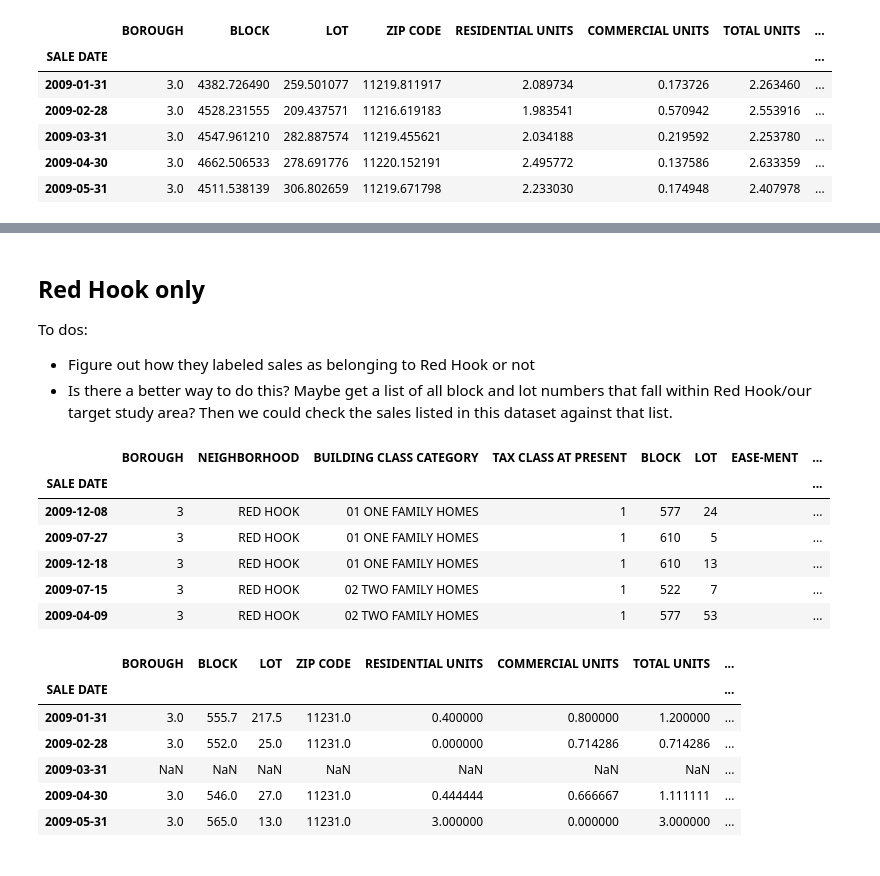
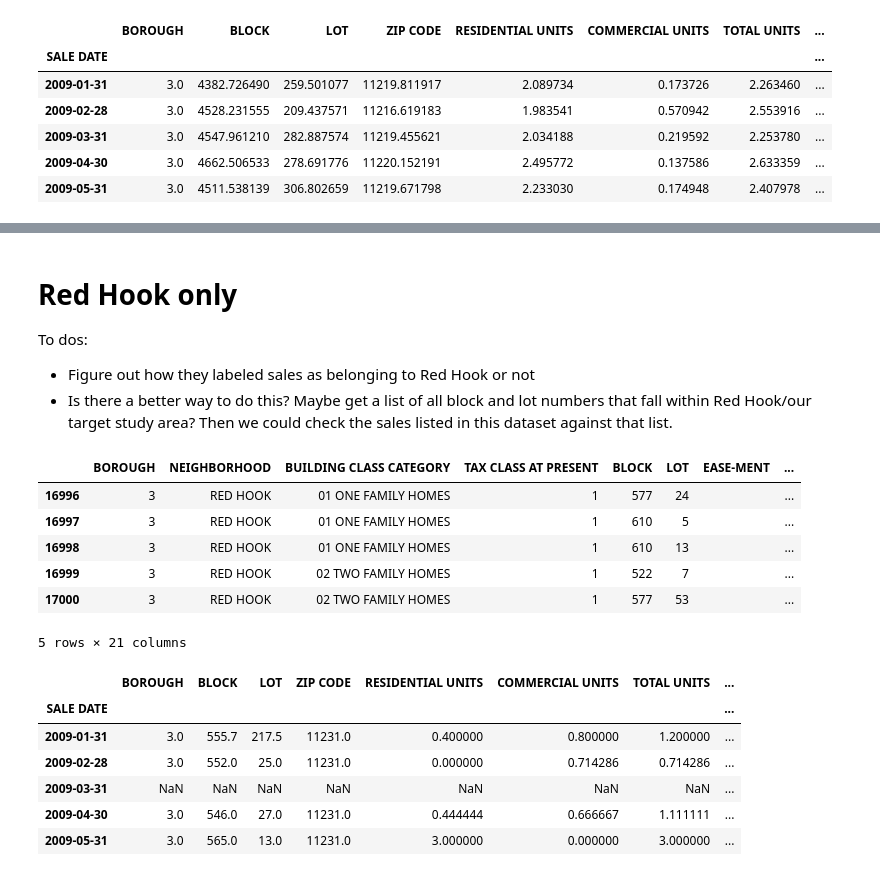
Before and after one commit to akash-y/digitalceqr, a Jupyter notebook: CHAPTER 21 - CHARACTER/prop_vals.ipynb, the cells around one changed output, grey strips where cells are left out. Saved outputs shown, nothing was run; the diff lists cells and outputs as text; code cells hidden in the pictures.

```diff
--- a/CHAPTER 21 - CHARACTER/prop_vals.ipynb
+++ b/CHAPTER 21 - CHARACTER/prop_vals.ipynb
@@ -156,17 +164,17 @@ plt.show()
 # %% [markdown]
-## Red Hook only
+# Red Hook only
 
 To dos:
 * Figure out how they labeled sales as belonging to Red Hook or not
 * Is there a better way to do this? Maybe get a list of all block and lot numbers that fall within Red Hook/our target study area? Then we could check the sales listed in this dataset against that list.
 # %%
-rh_groups = bk_groups[bk_groups['NEIGHBORHOOD']=='RED HOOK']
-rh_groups.head()
+rh_df = bk_df[bk_df['NEIGHBORHOOD'] == 'RED HOOK']
+rh_df.head()
 # %% [output]
 |  | BOROUGH | NEIGHBORHOOD | BUILDING CLASS CATEGORY | TAX CLASS AT PRESENT | BLOCK | LOT | EASE-MENT | ... |
-| SALE DATE |  |  |  |  |  |  |  | ... |
-| 2009-12-08 | 3 | RED HOOK | 01 ONE FAMILY HOMES | 1 | 577 | 24 |  | ... |
-| 2009-07-27 | 3 | RED HOOK | 01 ONE FAMILY HOMES | 1 | 610 | 5 |  | ... |
-| 2009-12-18 | 3 | RED HOOK | 01 ONE FAMILY HOMES | 1 | 610 | 13 |  | ... |
-| 2009-07-15 | 3 | RED HOOK | 02 TWO FAMILY HOMES | 1 | 522 | 7 |  | ... |
-| 2009-04-09 | 3 | RED HOOK | 02 TWO FAMILY HOMES | 1 | 577 | 53 |  | ... |
+| 16996 | 3 | RED HOOK | 01 ONE FAMILY HOMES | 1 | 577 | 24 |  | ... |
+| 16997 | 3 | RED HOOK | 01 ONE FAMILY HOMES | 1 | 610 | 5 |  | ... |
+| 16998 | 3 | RED HOOK | 01 ONE FAMILY HOMES | 1 | 610 | 13 |  | ... |
+| 16999 | 3 | RED HOOK | 02 TWO FAMILY HOMES | 1 | 522 | 7 |  | ... |
+| 17000 | 3 | RED HOOK | 02 TWO FAMILY HOMES | 1 | 577 | 53 |  | ... |
+5 rows × 21 columns
```
Also changed, not shown: parts of 21 cells of this notebook.
